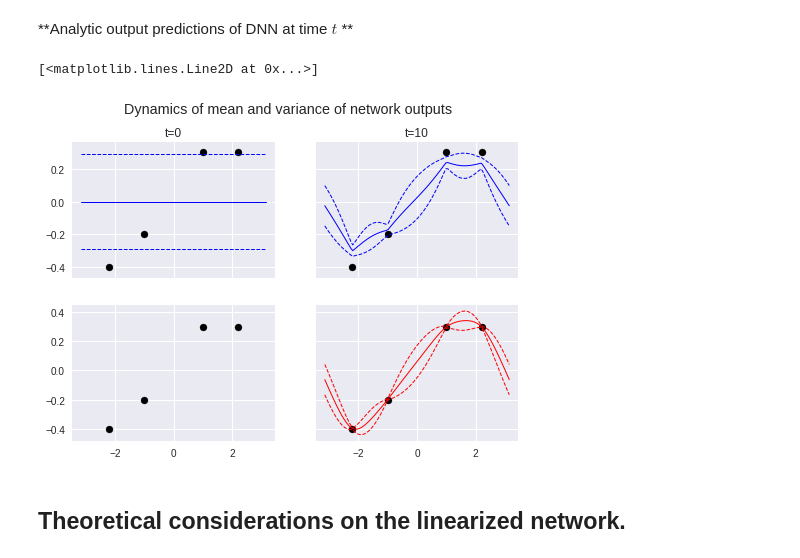
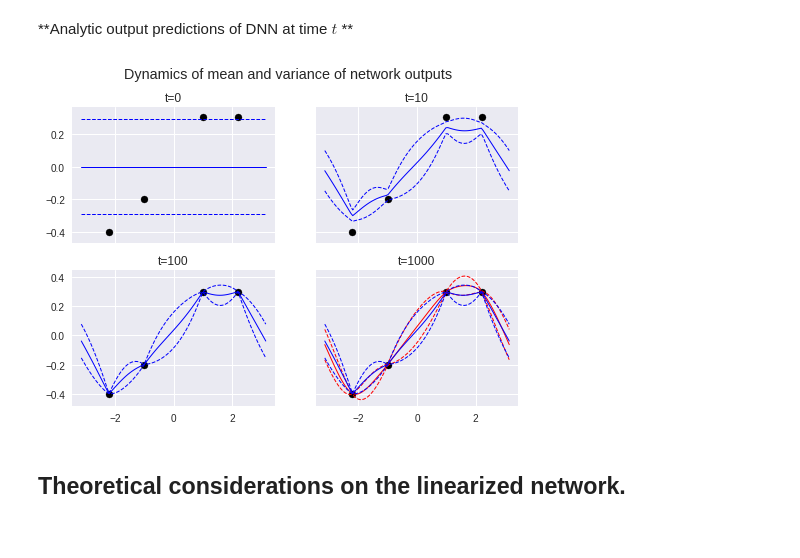
Before and after one commit to bobby-he/Neural_Tangent_Kernel, a Jupyter notebook: notebooks/report.ipynb, the cells around one changed output. Saved outputs shown, nothing was run; the diff lists cells and outputs as text; code cells hidden in the pictures.

```diff
--- a/notebooks/report.ipynb
+++ b/notebooks/report.ipynb
@@ -508,45 +508,59 @@ NTK_means = np.zeros((4,X_star.shape[0]))
 NTK_stds = np.zeros((4,X_star.shape[0]))
 
 for i in range(4):
-  myNTK = NTK_analytic_pred(deepArcCosine,X,Y,X_star,t[i],eta,K,K_star,K_ss)
-  NTK_mean[i] = myNTK.NTK_mean()
-  NTK_std[i] = myNTK.NTK_std()
+  myNTK = NTK_analytic_pred(deepArcCosine,X,Y,X_star,times[i],eta,K,K_star,K_ss)
+  NTK_means[i] = myNTK.NTK_mean()
+  NTK_stds[i] = myNTK.NTK_std()
 
 # plot
 f, ((ax1, ax2), (ax3, ax4)) = plt.subplots(2, 2, sharex='col', sharey='row')
 f.suptitle('Dynamics of mean and variance of network outputs')
 
 ax1.scatter(gamma_data.cpu().numpy(), target_data.cpu().numpy(), color='black',label = 'training points')
-ax1.plot(gamma_test.cpu().numpy(), NTK_mean[], color='blue',
+ax1.plot(gamma_test.cpu().numpy(), NTK_means[0], color='blue',
            linestyle='-', alpha = 1,  label = 'NTK mean', linewidth = 1)
-ax1.plot(gamma_test.cpu().numpy(), NTK_mean_t0+1.28*NTK_std_t0, color='blue',
+ax1.plot(gamma_test.cpu().numpy(), NTK_means[0]+1.28*NTK_stds[0], color='blue',
            linestyle='--', alpha = 1,  label = 'NTK std', linewidth = 1)
-ax1.plot(gamma_test.cpu().numpy(), NTK_mean_t0-1.28*NTK_std_t0, color='blue',
+ax1.plot(gamma_test.cpu().numpy(), NTK_means[0]-1.28*NTK_stds[0], color='blue',
            linestyle='--', alpha = 1, linewidth = 1)
 ax1.set_title('t=0')
 
 ax2.scatter(gamma_data.cpu().numpy(), target_data.cpu().numpy(), color='black',label = 'training points')
-ax2.plot(gamma_test.cpu().numpy(), NTK_mean_t1, color='blue',
+ax2.plot(gamma_test.cpu().numpy(), NTK_means[1], color='blue',
            linestyle='-', alpha = 1,  label = 'NTK mean', linewidth = 1)
-ax2.plot(gamma_test.cpu().numpy(), NTK_mean_t1+1.28*NTK_std_t1, color='blue',
+ax2.plot(gamma_test.cpu().numpy(), NTK_means[1]+1.28*NTK_stds[1], color='blue',
            linestyle='--', alpha = 1,  label = 'NTK std', linewidth = 1)
-ax2.plot(gamma_test.cpu().numpy(), NTK_mean_t1-1.28*NTK_std_t1, color='blue',
+ax2.plot(gamma_test.cpu().numpy(), NTK_means[1]-1.28*NTK_stds[1], color='blue',
            linestyle='--', alpha = 1, linewidth = 1)
 ax2.set_title('t=10')
 
 
 ax3.scatter(gamma_data.cpu().numpy(), target_data.cpu().numpy(), color='black',label = 'training points')
+ax3.plot(gamma_test.cpu().numpy(), NTK_means[2], color='blue',
+           linestyle='-', alpha = 1,  label = 'NTK mean', linewidth = 1)
+ax3.plot(gamma_test.cpu().numpy(), NTK_means[2]+1.28*NTK_stds[2], color='blue',
+           linestyle='--', alpha = 1,  label = 'NTK std', linewidth = 1)
+ax3.plot(gamma_test.cpu().numpy(), NTK_means[2]-1.28*NTK_stds[2], color='blue',
+           linestyle='--', alpha = 1, linewidth = 1)
+ax3.set_title('t=100')
 
 ax4.scatter(gamma_data.cpu().numpy(), target_data.cpu().numpy(), color='black',label = 'training points')
 ax4.plot(gamma_test.cpu().numpy(), posterior_mean, color='red',
            linestyle='-', alpha = 1,  label = 'NNGP mean', linewidth = 1)
 ax4.plot(gamma_test.cpu().numpy(), posterior_mean+1.28*posterior_std, color='red',
            linestyle='--', alpha = 1,  label = 'NNGP std', linewidth = 1)
 ax4.plot(gamma_test.cpu().numpy(), posterior_mean-1.28*posterior_std, color='red',
            linestyle='--', alpha = 1, linewidth = 1)
+ax4.plot(gamma_test.cpu().numpy(), NTK_means[3], color='blue',
+           linestyle='-', alpha = 1,  label = 'NTK mean', linewidth = 1)
+ax4.plot(gamma_test.cpu().numpy(), NTK_means[3]+1.28*NTK_stds[3], color='blue',
+           linestyle='--', alpha = 1,  label = 'NTK std', linewidth = 1)
+ax4.plot(gamma_test.cpu().numpy(), NTK_means[3]-1.28*NTK_stds[3], color='blue',
+           linestyle='--', alpha = 1, linewidth = 1)
+ax4.set_title('t=1000')
+plt.show()
 # %% [output]
-[<matplotlib.lines.Line2D at 0x...>]
-[figure, old version]
+[figure, new version]
 # %% [markdown]
 ## Theoretical considerations on the linearized network.
 # %% [markdown]
```
